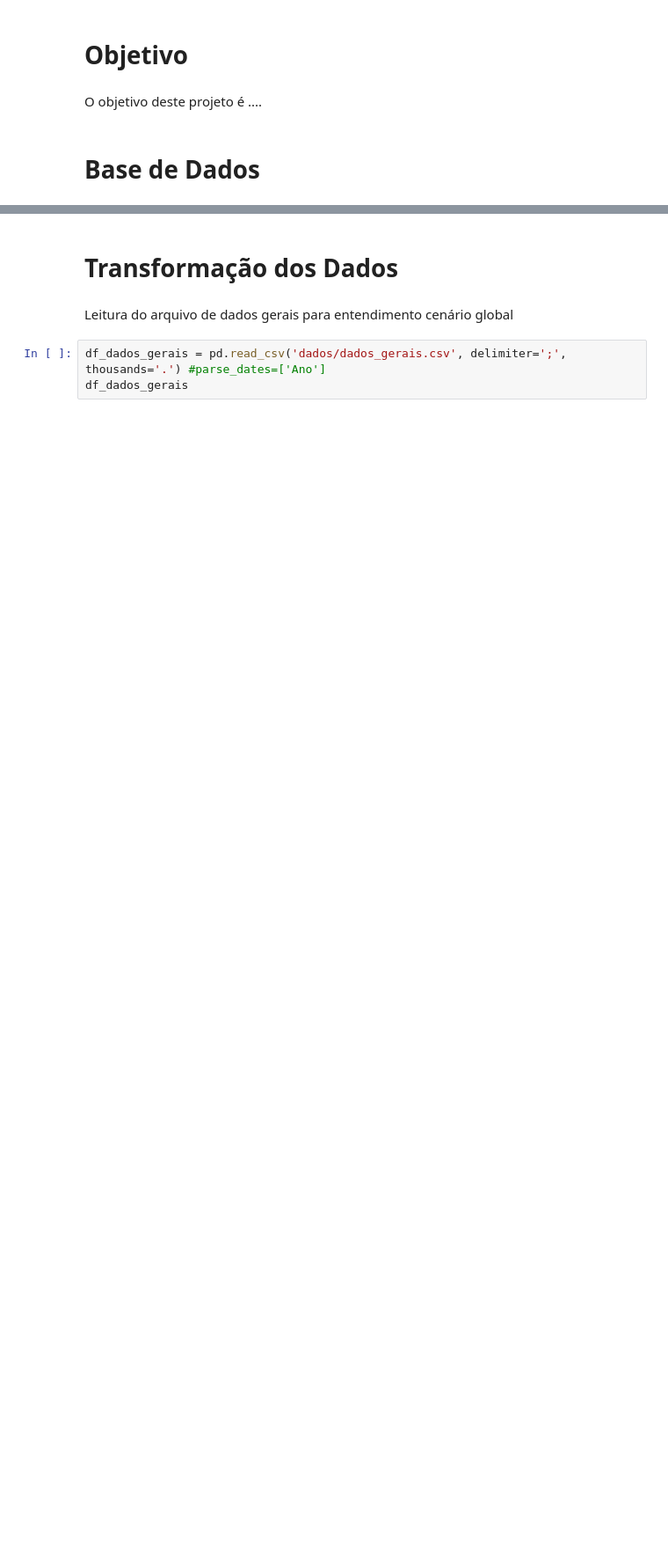
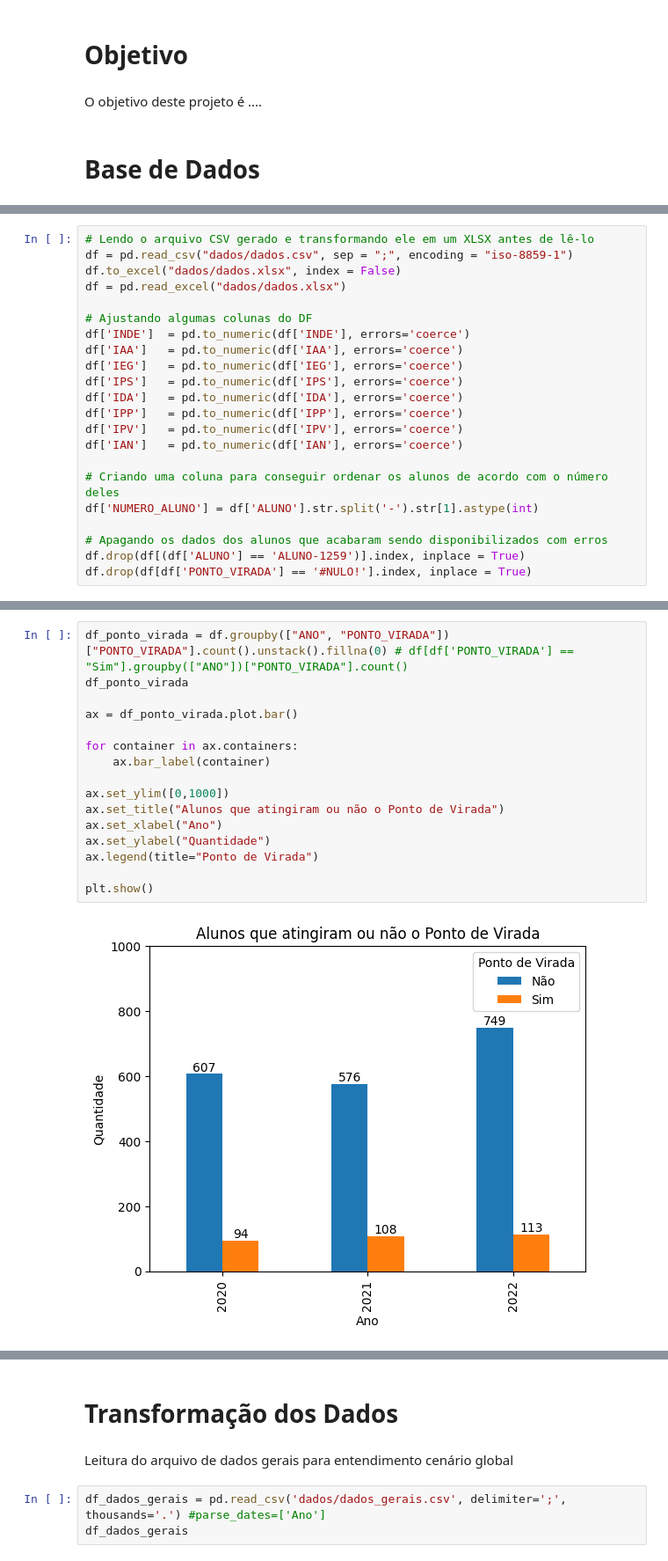
Before and after one commit to ESipp/postech-datathon-pm, a Jupyter notebook: datathon_passos_magicos.ipynb, the cells around one changed output, grey strips where cells are left out. Shown at 88% size. Cells and saved outputs as stored; diff of their text form; blank space fills up the shorter version.

Commit message:
Adicionando informacoes (ponto de virada, notas) sobre o CSV disponibilizado pela ONG

```diff
--- a/datathon_passos_magicos.ipynb
+++ b/datathon_passos_magicos.ipynb
@@ -27,0 +157,22 @@ Comentários gerais das bases de dados
+# %%
+# Lendo o arquivo CSV gerado e transformando ele em um XLSX antes de lê-lo
+df = pd.read_csv("dados/dados.csv", sep = ";", encoding = "iso-8859-1")
+df.to_excel("dados/dados.xlsx", index = False)
+df = pd.read_excel("dados/dados.xlsx")
+
+# Ajustando algumas colunas do DF
+df['INDE']  = pd.to_numeric(df['INDE'], errors='coerce')
+df['IAA']   = pd.to_numeric(df['IAA'], errors='coerce')
+df['IEG']   = pd.to_numeric(df['IEG'], errors='coerce')
+df['IPS']   = pd.to_numeric(df['IPS'], errors='coerce')
+df['IDA']   = pd.to_numeric(df['IDA'], errors='coerce')
+df['IPP']   = pd.to_numeric(df['IPP'], errors='coerce')
+df['IPV']   = pd.to_numeric(df['IPV'], errors='coerce')
+df['IAN']   = pd.to_numeric(df['IAN'], errors='coerce')
+
+# Criando uma coluna para conseguir ordenar os alunos de acordo com o número deles
+df['NUMERO_ALUNO'] = df['ALUNO'].str.split('-').str[1].astype(int)
+
+# Apagando os dados dos alunos que acabaram sendo disponibilizados com erros
+df.drop(df[(df['ALUNO'] == 'ALUNO-1259')].index, inplace = True)
+df.drop(df[df['PONTO_VIRADA'] == '#NULO!'].index, inplace = True)
@@ -27,0 +197,18 @@ Comentários gerais das bases de dados
+# %%
+df_ponto_virada = df.groupby(["ANO", "PONTO_VIRADA"])["PONTO_VIRADA"].count().unstack().fillna(0) # df[df['PONTO_VIRADA'] == "Sim"].groupby(["ANO"])["PONTO_VIRADA"].count()
+df_ponto_virada
+
+ax = df_ponto_virada.plot.bar()
+
+for container in ax.containers:
+    ax.bar_label(container)
+
+ax.set_ylim([0,1000])
+ax.set_title("Alunos que atingiram ou não o Ponto de Virada")
+ax.set_xlabel("Ano")
+ax.set_ylabel("Quantidade")
+ax.legend(title="Ponto de Virada")
+
+plt.show()
+# %% [output]
+[figure, added]
```
Also changed, not shown: parts of 16 cells of this notebook, 3 other files.
